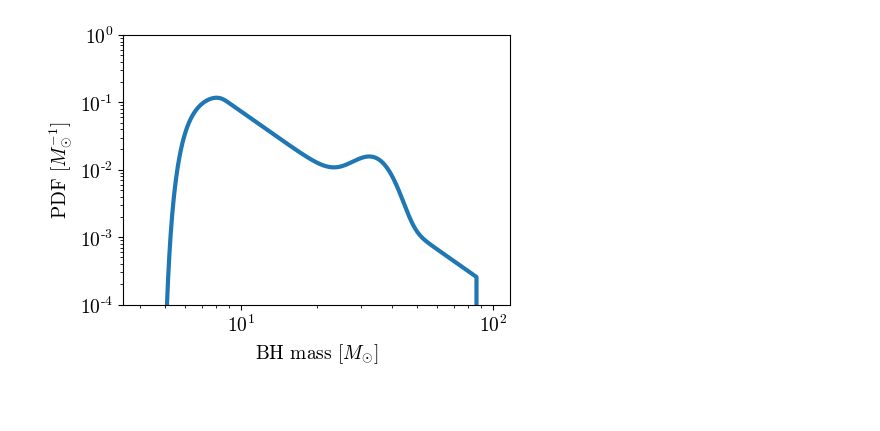
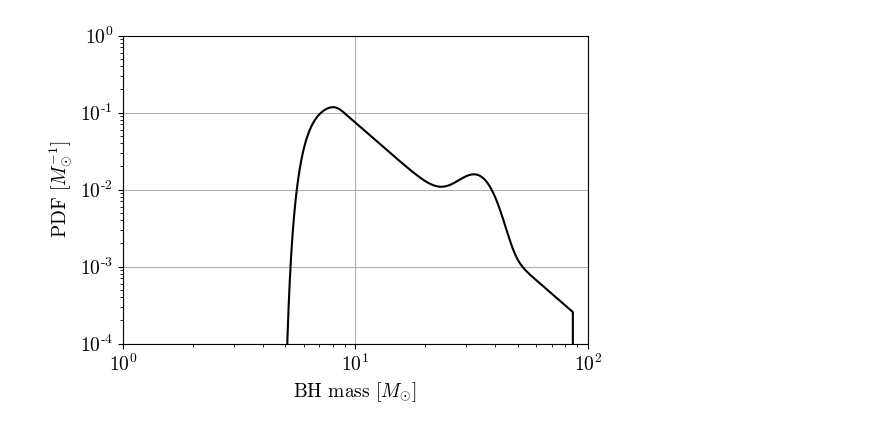
Before and after one commit to mkongsore/BlipFinder, a Jupyter notebook: PaperPlots/BH_mass.ipynb, the cells around one changed output. Saved outputs shown, nothing was run; the diff lists cells and outputs as text; code cells hidden in the pictures; blank space fills up the shorter version.

```diff
--- a/PaperPlots/BH_mass.ipynb
+++ b/PaperPlots/BH_mass.ipynb
@@ -64,18 +64,18 @@ m_ar = np.arange(4, 100, .01)
 # %%
 norm = integrate.quad(ligo, 4.59, 86.22)[0]
 # %%
-figure = plt.figure(figsize = (5, 3.5))
-plt.plot(m_ar, ligo(m_ar)/norm, label = 'LIGO', lw = 3)
-#plt.plot(bh_mass[0], bh_mass[1]/hist_norm, label = 'synthetic catalog')
-#plt.legend()
+figure = plt.figure(figsize = (6, 4))
+plt.plot(m_ar, ligo(m_ar)/norm, 'k-', label = 'LIGO')
+
+
 plt.yscale('log')
 plt.xscale('log')
 plt.ylim(1e-4, 1e-0)
-#plt.xlim(0,90)
+plt.xlim(1,1e2)
 plt.xlabel(r'BH mass [$M_{\odot}$]')
 plt.ylabel(r'PDF [$M_{\odot}^{-1}$]')
-#ax2.set_ylabel(r'PDF ($M_{\odot}^{-1}$)')
-#plt.tight_layout()
+plt.grid()
+
 plt.savefig('BH_mass.pdf', bbox_inches = 'tight')
 # %% [output]
-[figure, old version]
+[figure, new version]
```
Also changed, not shown: 2 other files.
